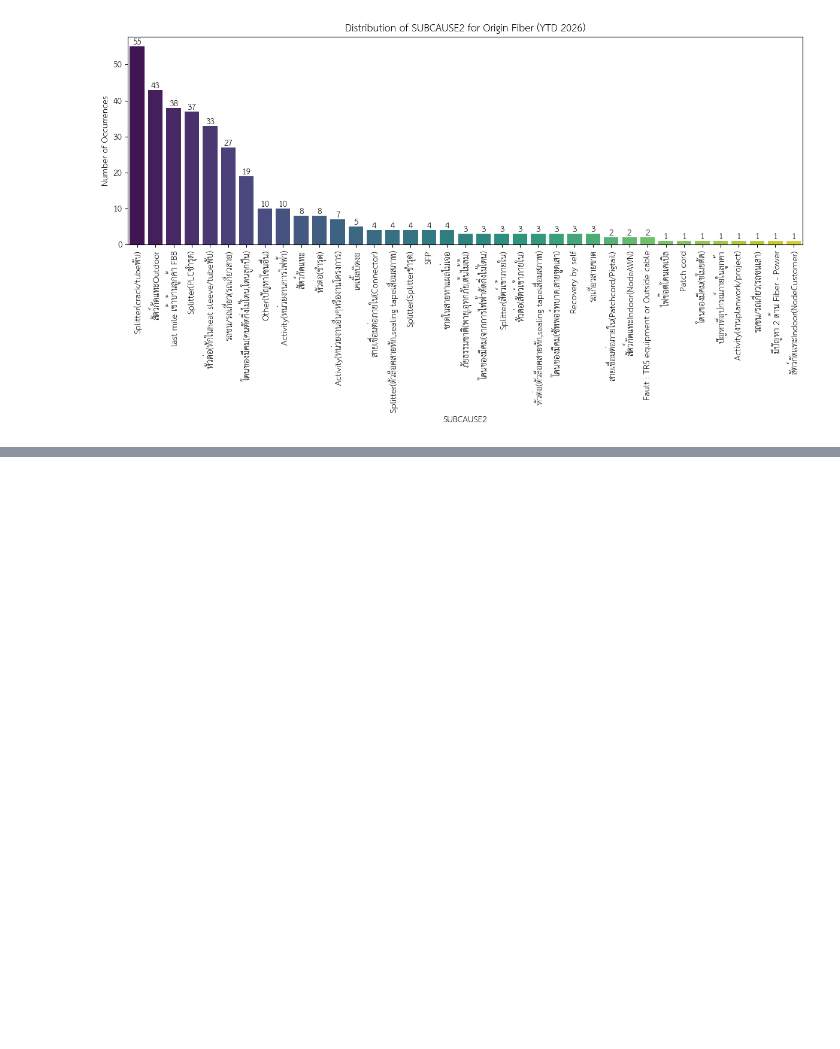
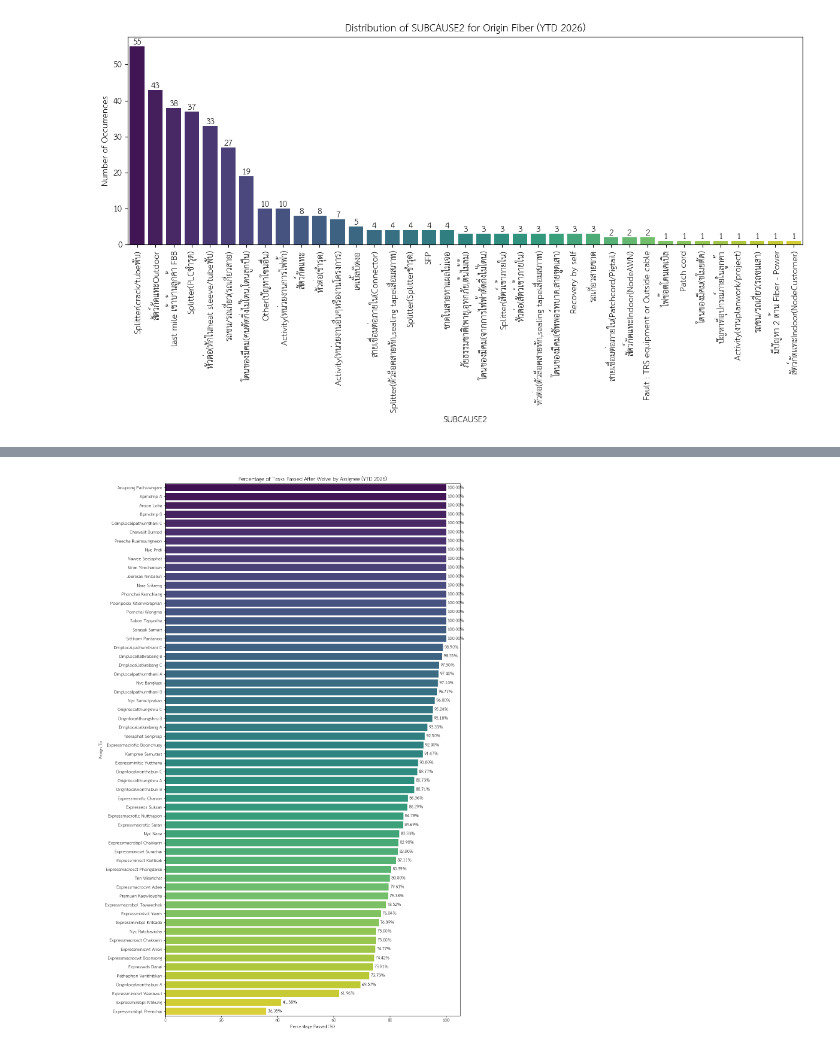
Before and after one commit to AdisornChamnongchit/Pandas_Origin_Fiber_2026, a Jupyter notebook: (Success)_ALL_Partner_Local_FBB_EDS_Jan_2026.ipynb, the cells around one changed output, grey strips where cells are left out. Drawn from its saved outputs; the diff is of its cells as text; code cells hidden in the pictures; blank space fills up the shorter version.

```diff
--- a/(Success)_ALL_Partner_Local_FBB_EDS_Jan_2026.ipynb
+++ b/(Success)_ALL_Partner_Local_FBB_EDS_Jan_2026.ipynb
@@ -349,0 +457,20 @@ else:
+# %%
+# Calculate total tasks per ASSIGN_TO
+total_tasks_per_assignee = df['ASSIGN_TO'].value_counts().rename('Total Tasks')
+
+# Filter for 'After Waive' == 'Pass'
+passed_waive_assignee = df[df['After Waive'] == 'Pass']
+
+# Count 'Pass' tasks per ASSIGN_TO
+passed_tasks_per_assignee = passed_waive_assignee['ASSIGN_TO'].value_counts().rename('Passed Waive Tasks')
+
+# Combine the two Series into a DataFrame
+assignee_waive_analysis = pd.DataFrame({
+    'Total Tasks': total_tasks_per_assignee,
+    'Passed Waive Tasks': passed_tasks_per_assignee
+}).fillna(0)
+
+# Calculate the percentage
+assignee_waive_analysis['Percentage Passed'] = (assignee_waive_analysis['Passed Waive Tasks'] / assignee_waive_analysis['Total Tasks']) * 100
+
+display(assignee_waive_analysis.sort_values(by='Percentage Passed', ascending=False).head(10)) # Display top 10 for brevity
@@ -349,0 +490,18 @@ else:
+# %%
+plt.figure(figsize=(12, len(assignee_waive_analysis) * 0.3))
+
+assignee_waive_analysis_sorted = assignee_waive_analysis.sort_values(by='Percentage Passed', ascending=False)
+
+ax = sns.barplot(x='Percentage Passed', y=assignee_waive_analysis_sorted.index, data=assignee_waive_analysis_sorted, hue=assignee_waive_analysis_sorted.index, palette='viridis', legend=False)
+plt.xlabel('Percentage Passed (%)')
+plt.ylabel('Assign To')
+plt.title('Percentage of Tasks Passed After Waive by Assignee (YTD 2026)')
+
+
+for container in ax.containers:
+    ax.bar_label(container, fmt='%.2f%%', label_type='edge', padding=3)
+
+plt.tight_layout()
+plt.show()
+# %% [output]
+[figure, added]
```
Also changed, not shown: parts of 19 cells of this notebook.
